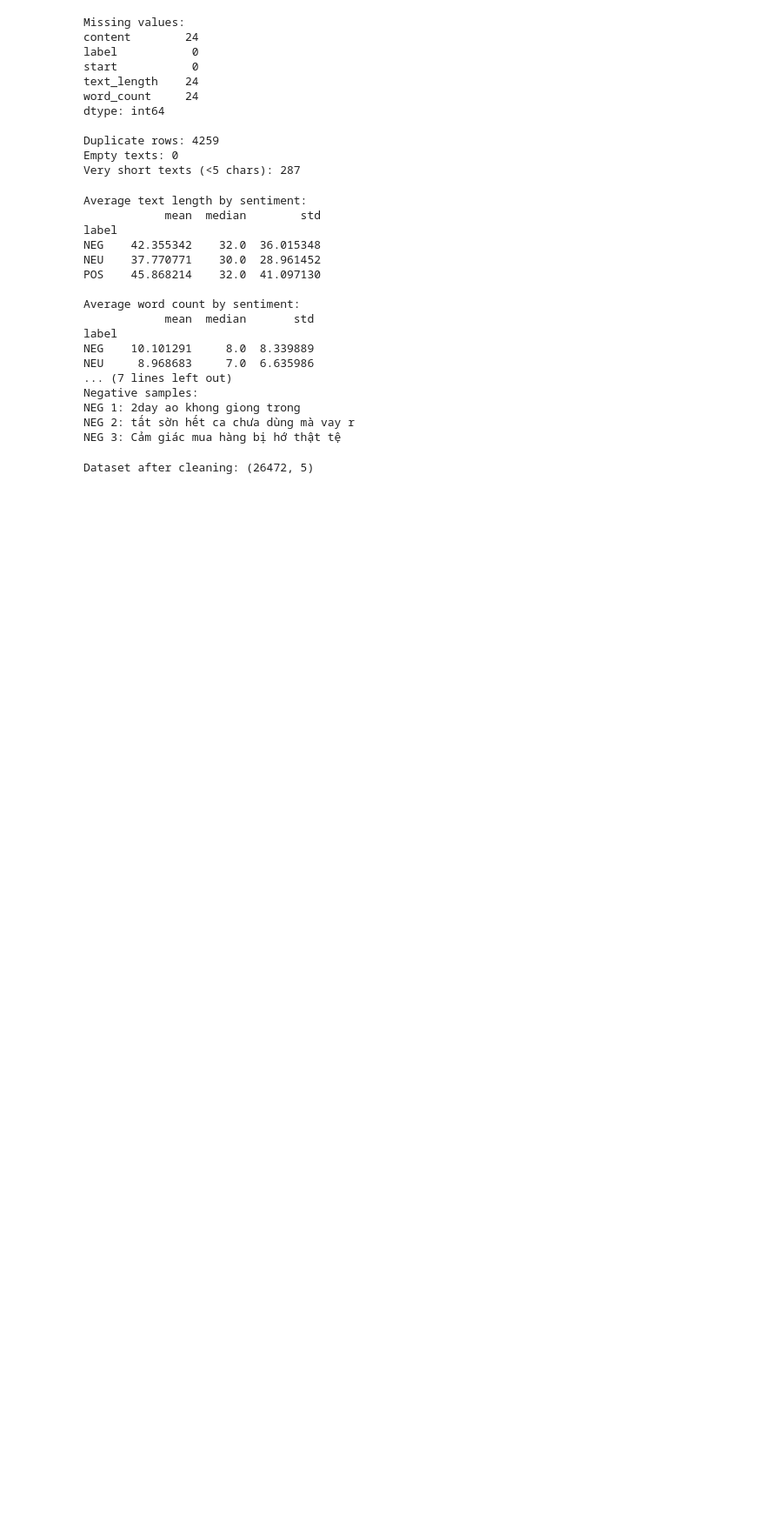
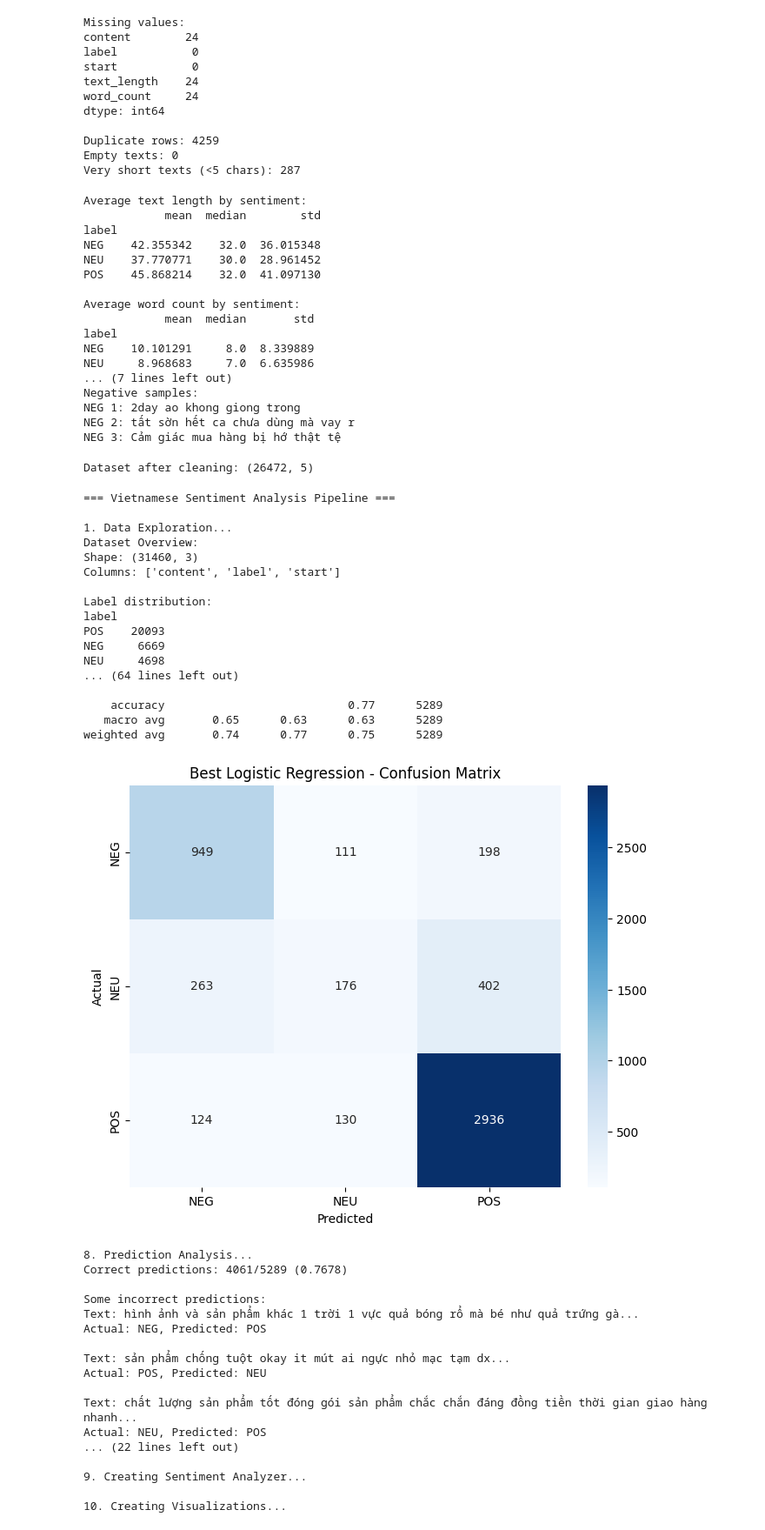
Before and after one commit to Tiendat88/vietnamese-sentiment-analysis, a Jupyter notebook: VNS.ipynb, the cells around one changed output. Shown at 87% size. Saved outputs shown, nothing was run; the diff lists cells and outputs as text; code cells hidden in the pictures; blank space fills up the shorter version.

```diff
--- a/VNS.ipynb
+++ b/VNS.ipynb
@@ -210,0 +312,22 @@ df_clean['content_processed'] = df_clean['content'].apply(preprocess_vietnamese_
+# %%
+def create_features(df_clean):
+    """Create additional features"""
+
+    # Basic text features
+    df_clean['char_count'] = df_clean['content_processed'].str.len()
+    df_clean['word_count'] = df_clean['content_processed'].str.split().str.len()
+    df_clean['sentence_count'] = df_clean['content_processed'].str.count('[.!?]+') + 1
+    df_clean['avg_word_length'] = df_clean['char_count'] / df_clean['word_count']
+
+    # Sentiment-related features
+    positive_words = ['tốt', 'đẹp', 'tuyệt', 'thích', 'hài lòng', 'chất lượng', 'ưng ý', 'xuất sắc', 'hoàn hảo']
+    negative_words = ['tệ', 'dở', 'kém', 'không tốt', 'thất vọng', 'tồi tệ', 'chán', 'không ưng']
+
+    df_clean['positive_word_count'] = df_clean['content_processed'].apply(
+        lambda x: sum(1 for word in positive_words if word in x)
+    )
+    df_clean['negative_word_count'] = df_clean['content_processed'].apply(
+        lambda x: sum(1 for word in negative_words if word in x)
+    )
+
+    return df_clean
@@ -210,0 +685,48 @@ df_clean['content_processed'] = df_clean['content'].apply(preprocess_vietnamese_
+# %%
+# 1. Load data
+df = pd.read_csv('/Users/mement/Documents/Vietnamese Sentiment Analysis/data/data.csv')
+
+# 2. Chạy pipeline hoàn chỉnh
+analyzer, df_clean, results = main_pipeline(df)
+
+# 3. Predict sentiment cho text mới
+text = "Sản phẩm này rất tốt!"
+result = analyzer.predict_sentiment(text)
+print(f"Sentiment: {result['sentiment_vietnamese']}")
+print(f"Confidence: {result['confidence']:.4f}")
+# %% [output]
+=== Vietnamese Sentiment Analysis Pipeline ===
+
+1. Data Exploration...
+Dataset Overview:
+Shape: (31460, 3)
+Columns: ['content', 'label', 'start']
+
+Label distribution:
+label
+POS    20093
+NEG     6669
+NEU     4698
+... (64 lines left out)
+
+    accuracy                           0.77      5289
+   macro avg       0.65      0.63      0.63      5289
+weighted avg       0.74      0.77      0.75      5289
+[figure, added]
+8. Prediction Analysis...
+Correct predictions: 4061/5289 (0.7678)
+
+Some incorrect predictions:
+Text: hình ảnh và sản phẩm khác 1 trời 1 vực quả bóng rổ mà bé như quả trứng gà...
+Actual: NEG, Predicted: POS
+
+Text: sản phẩm chống tuột okay it mút ai ngực nhỏ mạc tạm dx...
+Actual: POS, Predicted: NEU
+
+Text: chất lượng sản phẩm tốt đóng gói sản phẩm chắc chắn đáng đồng tiền thời gian giao hàng nhanh...
+Actual: NEU, Predicted: POS
+... (22 lines left out)
+
+9. Creating Sentiment Analyzer...
+
+10. Creating Visualizations...
```
Also changed, not shown: parts of 13 cells of this notebook, 4 other files.
